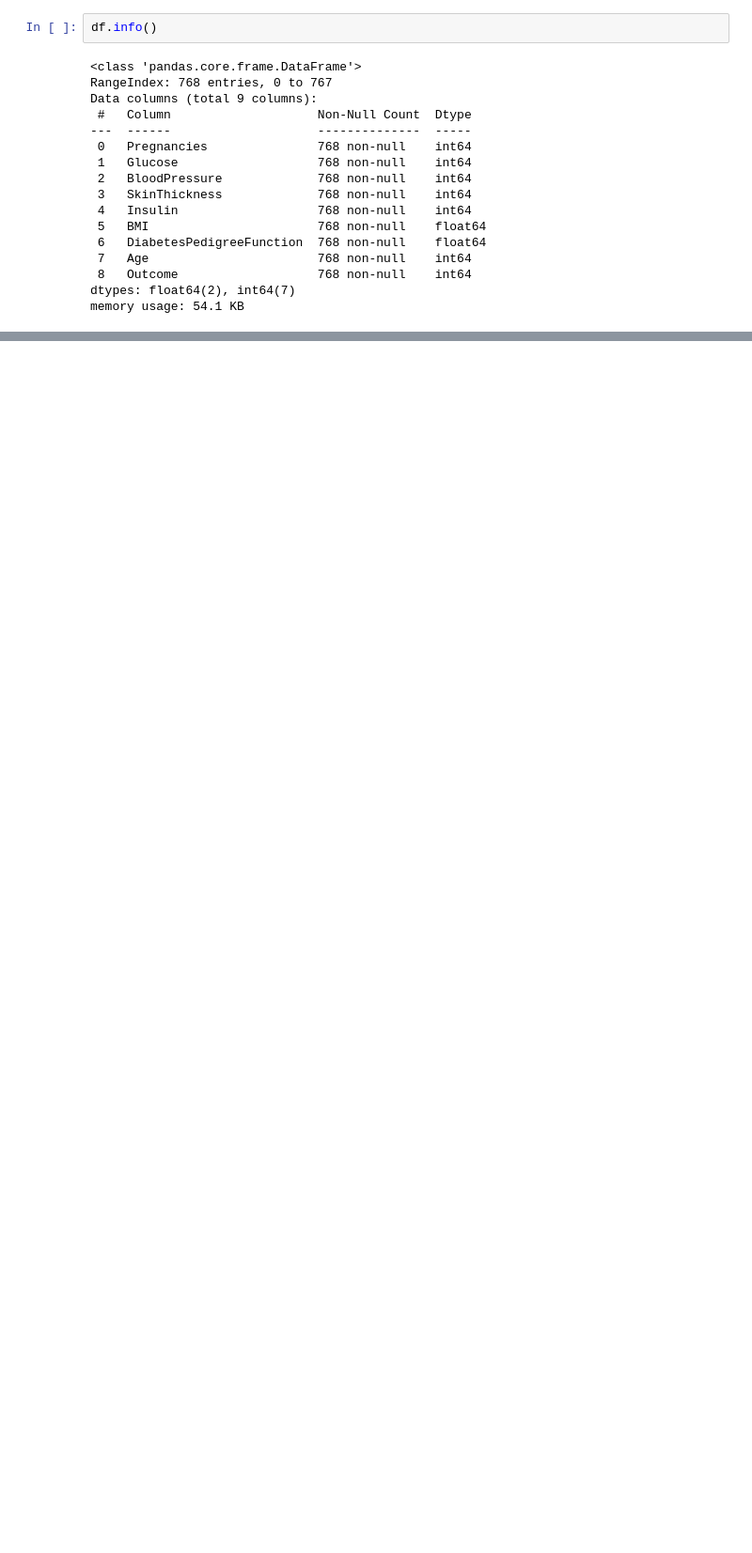
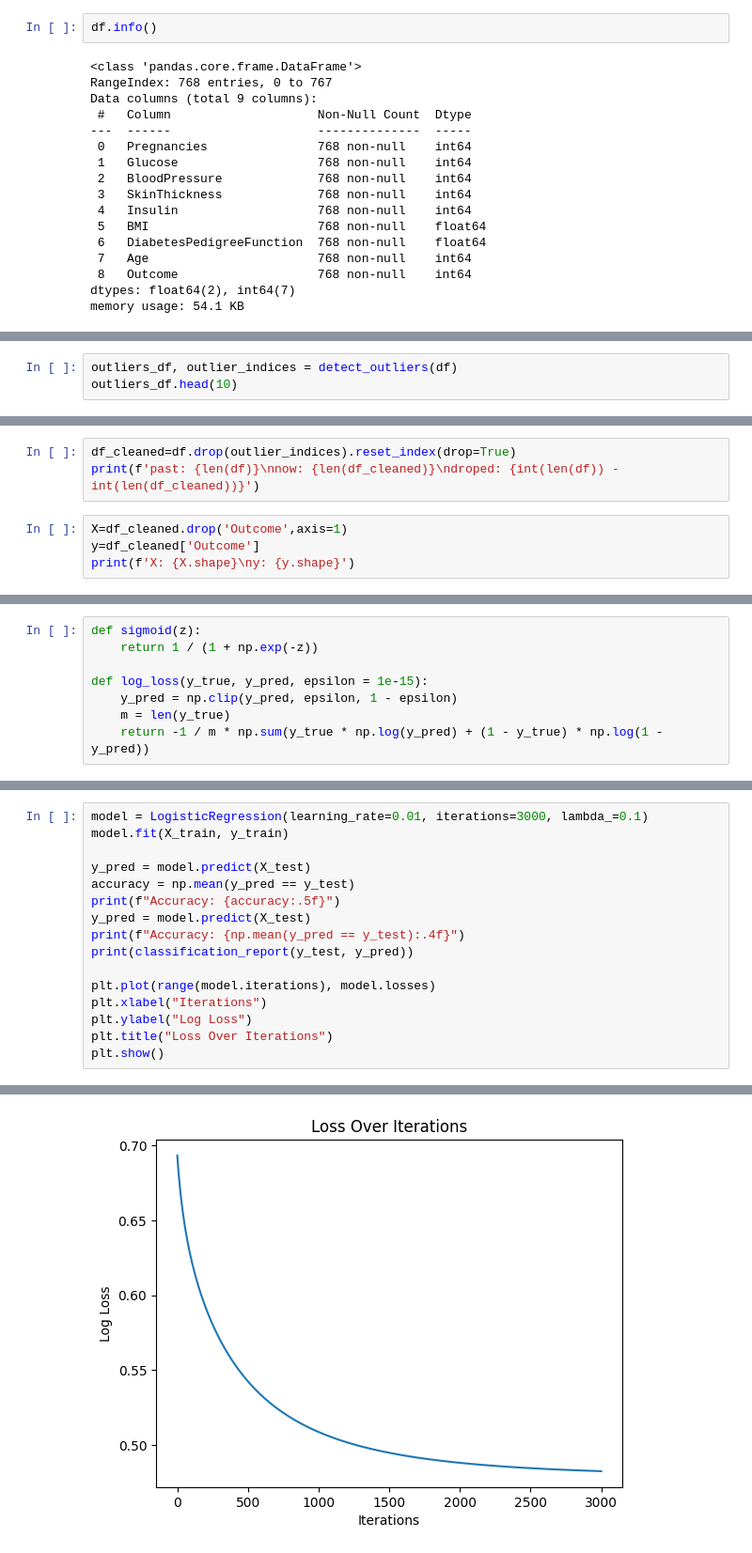
Before and after one commit to 7Kseniya/AI_Systems, a Jupyter notebook: ml_intro/lab6/logistic_regression.ipynb, the cells around one changed output, grey strips where cells are left out. Shown at 94% size. Drawn from its saved outputs; the diff is of its cells as text; blank space fills up the shorter version.

```diff
--- a/ml_intro/lab6/logistic_regression.ipynb
+++ b/ml_intro/lab6/logistic_regression.ipynb
@@ -77,0 +226,3 @@ df.describe()
+# %%
+outliers_df, outlier_indices = detect_outliers(df)
+outliers_df.head(10)
@@ -77,0 +241,7 @@ df.describe()
+# %%
+df_cleaned=df.drop(outlier_indices).reset_index(drop=True)
+print(f'past: {len(df)}\nnow: {len(df_cleaned)}\ndroped: {int(len(df)) - int(len(df_cleaned))}')
+# %%
+X=df_cleaned.drop('Outcome',axis=1)
+y=df_cleaned['Outcome']
+print(f'X: {X.shape}\ny: {y.shape}')
@@ -77,0 +250,8 @@ df.describe()
+# %%
+def sigmoid(z):
+    return 1 / (1 + np.exp(-z))
+
+def log_loss(y_true, y_pred, epsilon = 1e-15):
+    y_pred = np.clip(y_pred, epsilon, 1 - epsilon)
+    m = len(y_true)
+    return -1 / m * np.sum(y_true * np.log(y_pred) + (1 - y_true) * np.log(1 - y_pred))
@@ -77,0 +311,17 @@ df.describe()
+# %%
+model = LogisticRegression(learning_rate=0.01, iterations=3000, lambda_=0.1)
+model.fit(X_train, y_train)
+
+y_pred = model.predict(X_test)
+accuracy = np.mean(y_pred == y_test)
+print(f"Accuracy: {accuracy:.5f}")
+y_pred = model.predict(X_test)
+print(f"Accuracy: {np.mean(y_pred == y_test):.4f}")
+print(classification_report(y_test, y_pred))
+
+plt.plot(range(model.iterations), model.losses)
+plt.xlabel("Iterations")
+plt.ylabel("Log Loss")
+plt.title("Loss Over Iterations")
+plt.show()
+# %% [output]
@@ -77,0 +345 @@ df.describe()
+[figure, added]
```
Also changed, not shown: parts of 21 cells of this notebook.
